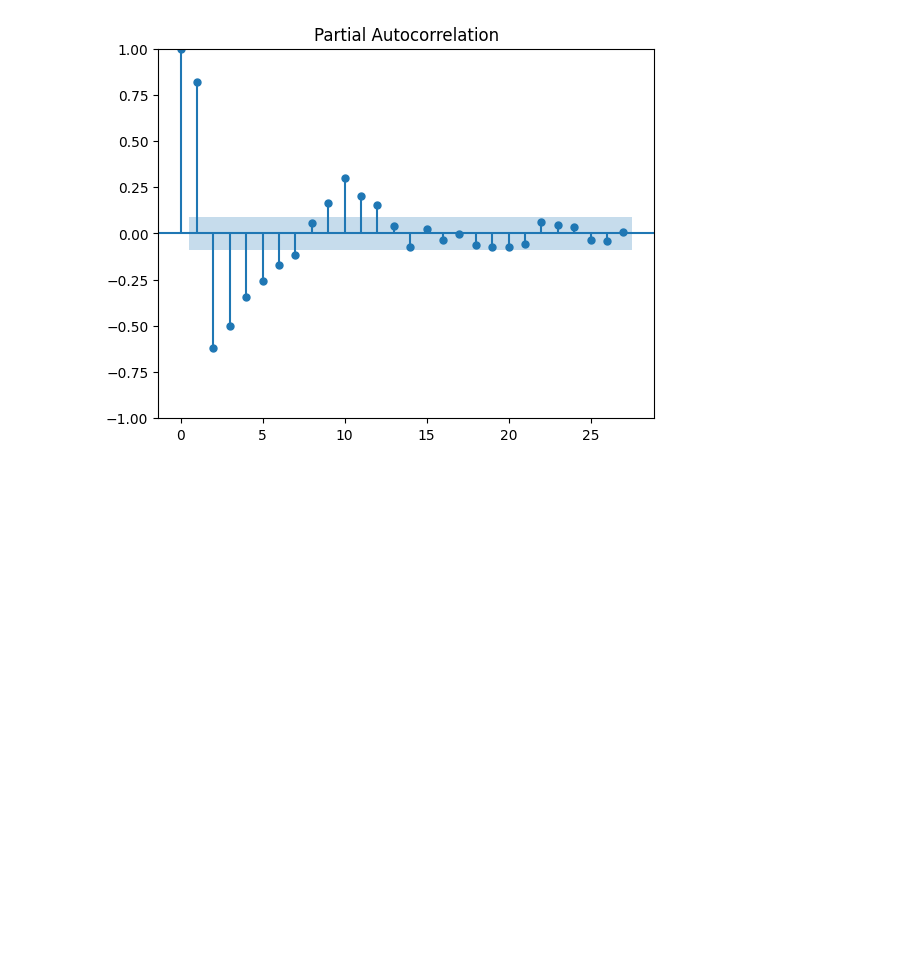
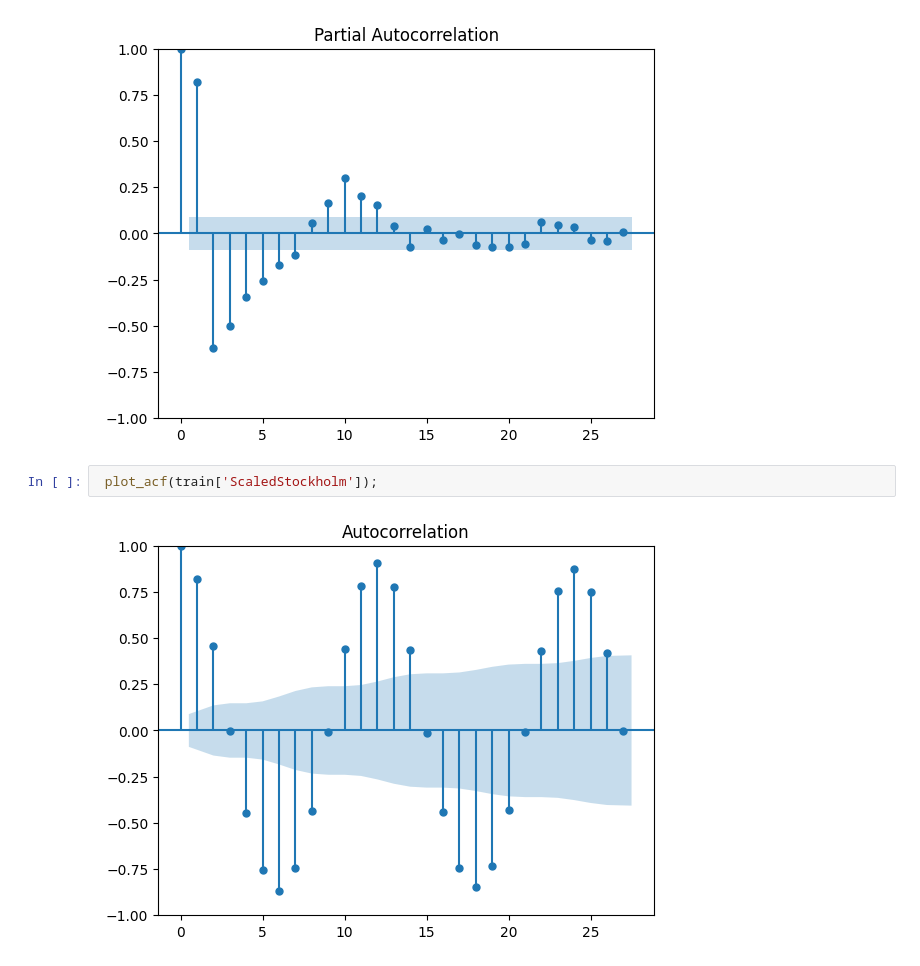
Before and after one commit to yeesem/Time-Series-Data-Analysis, a Jupyter notebook: VARMA_TEMPERATURE.ipynb, the cells around one changed output. Saved outputs shown, nothing was run; the diff lists cells and outputs as text; blank space fills up the shorter version.

```diff
--- a/VARMA_TEMPERATURE.ipynb
+++ b/VARMA_TEMPERATURE.ipynb
@@ -178,3 +178,7 @@ plot_acf(train['ScaledAuckland']);
 plot_pacf(train['ScaledAuckland']);
 # %% [output]
 [figure]
+# %%
+ plot_acf(train['ScaledStockholm']);
+# %% [output]
+[figure, added]
```
Also changed, not shown: parts of 8 cells of this notebook.
